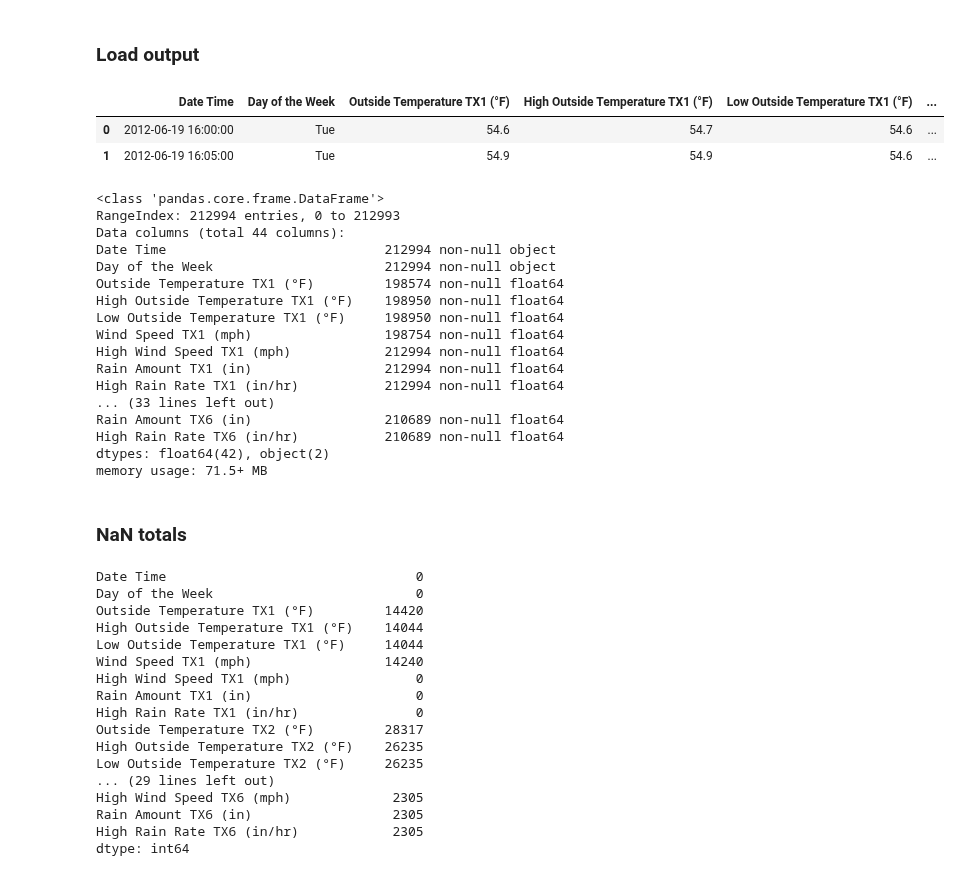
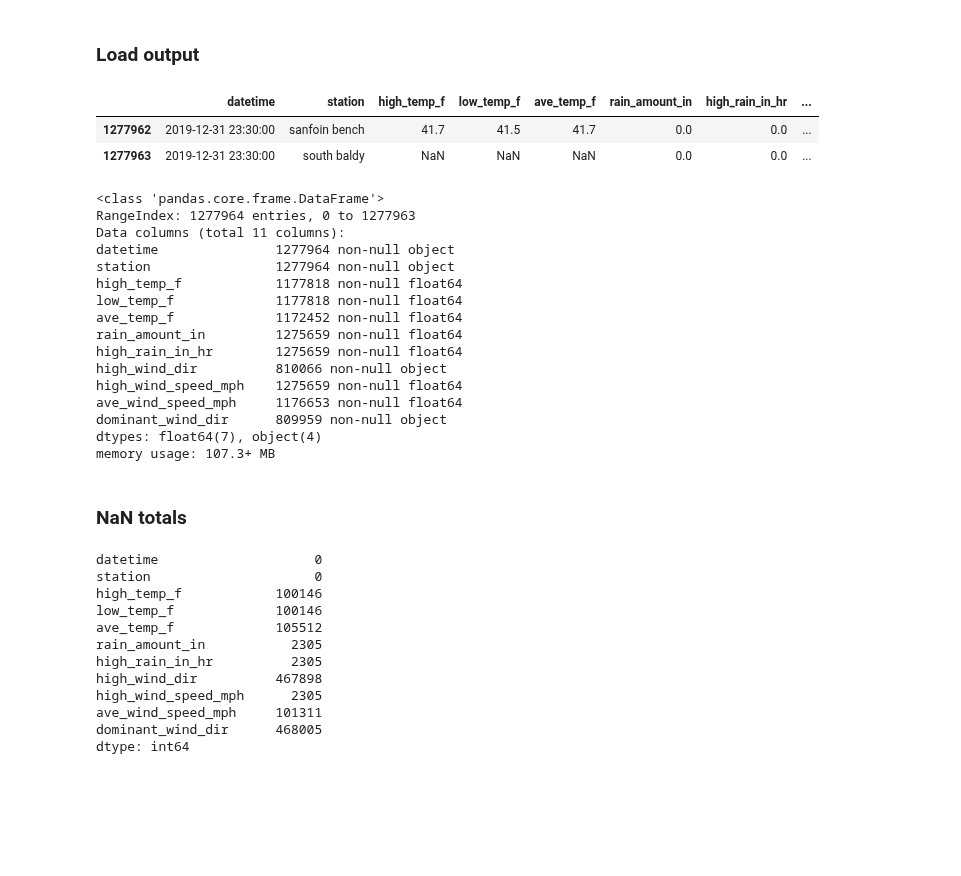
Before and after one commit to samsoe/mpg_notebooks, a Jupyter notebook: mpg_weather_wrangle.ipynb, the cells around one changed output. Cells and saved outputs as stored; diff of their text form; code cells hidden in the pictures; blank space fills up the shorter version.

```diff
--- a/mpg_weather_wrangle.ipynb
+++ b/mpg_weather_wrangle.ipynb
@@ -388,54 +388,48 @@ Output Hosted
 # %% [markdown]
 ### Load output
 # %%
-src = 'https://drive.google.com/uc?id=1dvy1a_5PTLpmF6t8MBWL9gyIwoB0T-cK'
+src = 'https://drive.google.com/uc?id=1yRnjYBc_ZemiES5W-PgpdnFPcUrkL-R1'
 df = pd.read_csv(src)
 # %%
-df.head(2)
+df.tail(2)
 # %% [output]
-|  | Date Time | Day of the Week | Outside Temperature TX1 (°F) | High Outside Temperature TX1 (°F) | Low Outside Temperature TX1 (°F) | ... |
-| 0 | 2012-06-19 16:00:00 | Tue | 54.6 | 54.7 | 54.6 | ... |
-| 1 | 2012-06-19 16:05:00 | Tue | 54.9 | 54.9 | 54.6 | ... |
+|  | datetime | station | high_temp_f | low_temp_f | ave_temp_f | rain_amount_in | high_rain_in_hr | ... |
+| 1277962 | 2019-12-31 23:30:00 | sanfoin bench | 41.7 | 41.5 | 41.7 | 0.0 | 0.0 | ... |
+| 1277963 | 2019-12-31 23:30:00 | south baldy | NaN | NaN | NaN | 0.0 | 0.0 | ... |
 # %%
 df.info()
 # %% [output]
 <class 'pandas.core.frame.DataFrame'>
-RangeIndex: 212994 entries, 0 to 212993
-Data columns (total 44 columns):
-Date Time                            212994 non-null object
-Day of the Week                      212994 non-null object
-Outside Temperature TX1 (°F)         198574 non-null float64
-High Outside Temperature TX1 (°F)    198950 non-null float64
-Low Outside Temperature TX1 (°F)     198950 non-null float64
-Wind Speed TX1 (mph)                 198754 non-null float64
-High Wind Speed TX1 (mph)            212994 non-null float64
-Rain Amount TX1 (in)                 212994 non-null float64
-High Rain Rate TX1 (in/hr)           212994 non-null float64
-... (33 lines left out)
-Rain Amount TX6 (in)                 210689 non-null float64
-High Rain Rate TX6 (in/hr)           210689 non-null float64
-dtypes: float64(42), object(2)
-memory usage: 71.5+ MB
+RangeIndex: 1277964 entries, 0 to 1277963
+Data columns (total 11 columns):
+datetime               1277964 non-null object
+station                1277964 non-null object
+high_temp_f            1177818 non-null float64
+low_temp_f             1177818 non-null float64
+ave_temp_f             1172452 non-null float64
+rain_amount_in         1275659 non-null float64
+high_rain_in_hr        1275659 non-null float64
+high_wind_dir          810066 non-null object
+high_wind_speed_mph    1275659 non-null float64
+ave_wind_speed_mph     1176653 non-null float64
+dominant_wind_dir      809959 non-null object
+dtypes: float64(7), object(4)
+memory usage: 107.3+ MB
 # %% [markdown]
 ### NaN totals
 # %%
 # NaN totals for each column
 df.isnull().sum()
 # %% [output]
-Date Time                                0
-Day of the Week                          0
-Outside Temperature TX1 (°F)         14420
-High Outside Temperature TX1 (°F)    14044
-Low Outside Temperature TX1 (°F)     14044
-Wind Speed TX1 (mph)                 14240
-High Wind Speed TX1 (mph)                0
-Rain Amount TX1 (in)                     0
-High Rain Rate TX1 (in/hr)               0
-Outside Temperature TX2 (°F)         28317
-High Outside Temperature TX2 (°F)    26235
-Low Outside Temperature TX2 (°F)     26235
-... (29 lines left out)
-High Wind Speed TX6 (mph)             2305
-Rain Amount TX6 (in)                  2305
-High Rain Rate TX6 (in/hr)            2305
+datetime                    0
+station                     0
+high_temp_f            100146
+low_temp_f             100146
+ave_temp_f             105512
+rain_amount_in           2305
+high_rain_in_hr          2305
+high_wind_dir          467898
+high_wind_speed_mph      2305
+ave_wind_speed_mph     101311
+dominant_wind_dir      468005
 dtype: int64
```
